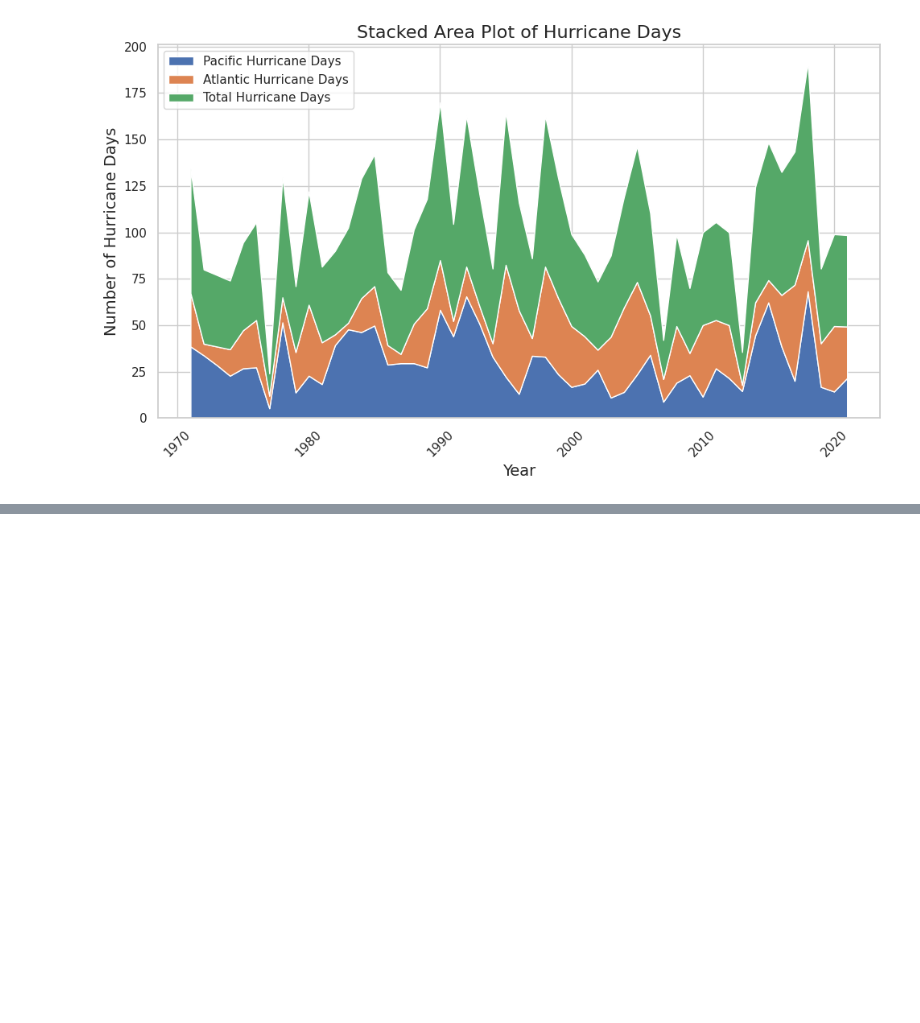
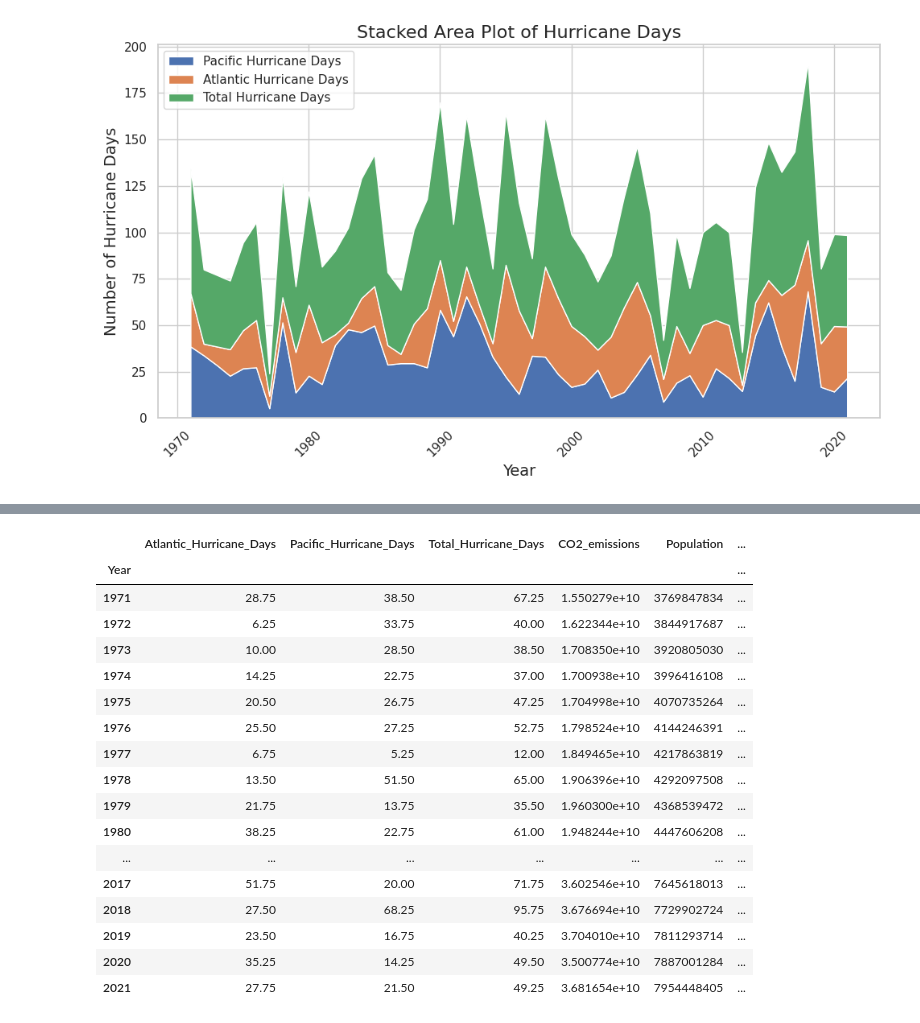
Before and after one commit to jillianhaig/Project2_DS4002, a Jupyter notebook: SCRIPTS/2_EDA_Project2.ipynb, the cells around one changed output, grey strips where cells are left out. Cells and saved outputs as stored; diff of their text form; code cells hidden in the pictures; blank space fills up the shorter version.

```diff
--- a/SCRIPTS/2_EDA_Project2.ipynb
+++ b/SCRIPTS/2_EDA_Project2.ipynb
@@ -88,0 +100,21 @@ plt.show()
+# %%
+hurricane_data
+# %% [output]
+|  | Atlantic_Hurricane_Days | Pacific_Hurricane_Days | Total_Hurricane_Days | CO2_emissions | Population | ... |
+| Year |  |  |  |  |  | ... |
+| 1971 | 28.75 | 38.50 | 67.25 | 1.550279e+10 | 3769847834 | ... |
+| 1972 | 6.25 | 33.75 | 40.00 | 1.622344e+10 | 3844917687 | ... |
+| 1973 | 10.00 | 28.50 | 38.50 | 1.708350e+10 | 3920805030 | ... |
+| 1974 | 14.25 | 22.75 | 37.00 | 1.700938e+10 | 3996416108 | ... |
+| 1975 | 20.50 | 26.75 | 47.25 | 1.704998e+10 | 4070735264 | ... |
+| 1976 | 25.50 | 27.25 | 52.75 | 1.798524e+10 | 4144246391 | ... |
+| 1977 | 6.75 | 5.25 | 12.00 | 1.849465e+10 | 4217863819 | ... |
+| 1978 | 13.50 | 51.50 | 65.00 | 1.906396e+10 | 4292097508 | ... |
+| 1979 | 21.75 | 13.75 | 35.50 | 1.960300e+10 | 4368539472 | ... |
+| 1980 | 38.25 | 22.75 | 61.00 | 1.948244e+10 | 4447606208 | ... |
+| ... | ... | ... | ... | ... | ... | ... |
+| 2017 | 51.75 | 20.00 | 71.75 | 3.602546e+10 | 7645618013 | ... |
+| 2018 | 27.50 | 68.25 | 95.75 | 3.676694e+10 | 7729902724 | ... |
+| 2019 | 23.50 | 16.75 | 40.25 | 3.704010e+10 | 7811293714 | ... |
+| 2020 | 35.25 | 14.25 | 49.50 | 3.500774e+10 | 7887001284 | ... |
+| 2021 | 27.75 | 21.50 | 49.25 | 3.681654e+10 | 7954448405 | ... |
```
Also changed, not shown: parts of 3 cells of this notebook.
